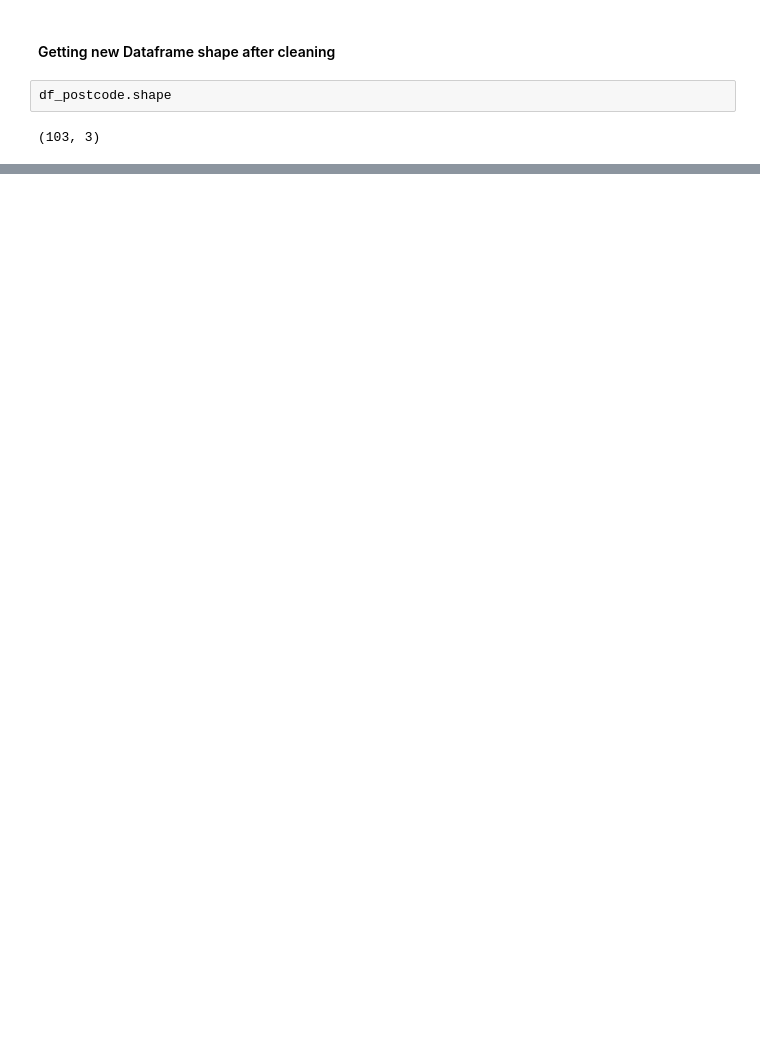
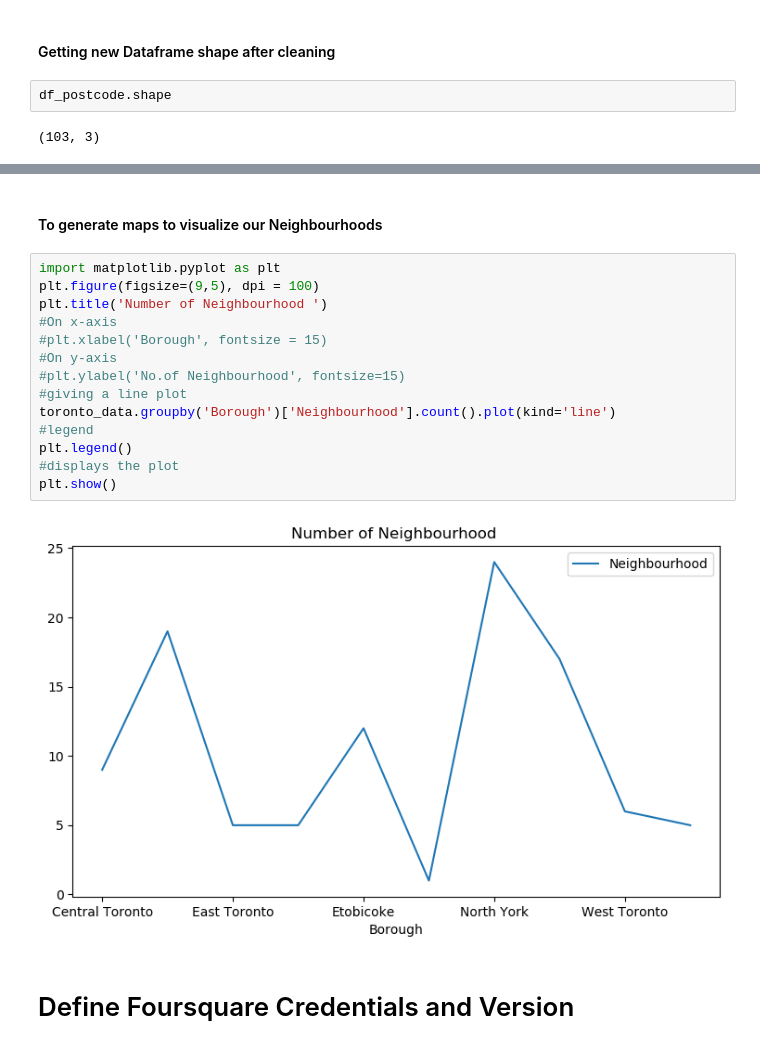
Before and after one commit to LakshmiHolla/first, a Jupyter notebook: Toronto_Neighbourhood.ipynb, the cells around one changed output, grey strips where cells are left out. Drawn from its saved outputs; the diff is of its cells as text; blank space fills up the shorter version.

```diff
--- a/Toronto_Neighbourhood.ipynb
+++ b/Toronto_Neighbourhood.ipynb
@@ -192,0 +187,20 @@ toronto_data.head()
+# %% [markdown]
+#### To generate maps to visualize our Neighbourhoods
+# %%
+import matplotlib.pyplot as plt
+plt.figure(figsize=(9,5), dpi = 100)
+plt.title('Number of Neighbourhood ')
+#On x-axis
+#plt.xlabel('Borough', fontsize = 15)
+#On y-axis
+#plt.ylabel('No.of Neighbourhood', fontsize=15)
+#giving a line plot
+toronto_data.groupby('Borough')['Neighbourhood'].count().plot(kind='line')
+#legend
+plt.legend()
+#displays the plot
+plt.show()
+# %% [output]
+[figure, added]
+# %% [markdown]
+# Define Foursquare Credentials and Version
```
Also changed, not shown: parts of 43 cells of this notebook.
